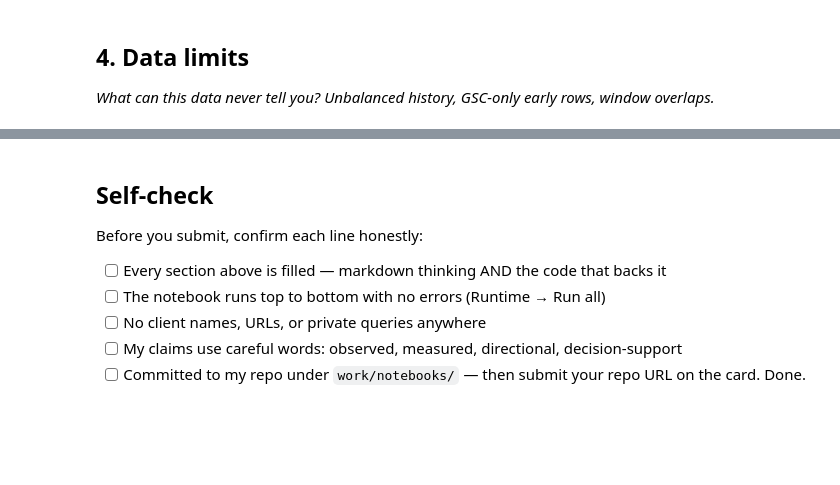
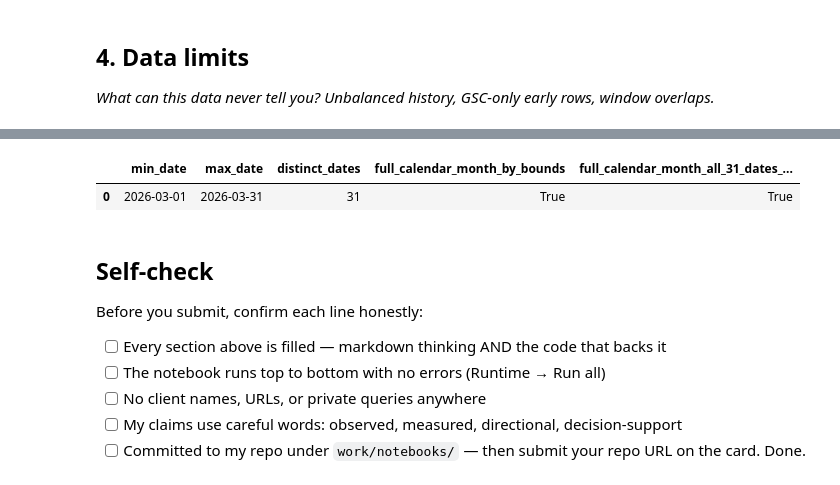
Before and after one commit to YosraHilmi/Fly-Rank-Internship, a Jupyter notebook: work/notebooks/w03_data_contract.ipynb, the cells around one changed output, grey strips where cells are left out. Drawn from its saved outputs; the diff is of its cells as text; code cells hidden in the pictures; blank space fills up the shorter version.

```diff
--- a/work/notebooks/w03_data_contract.ipynb
+++ b/work/notebooks/w03_data_contract.ipynb
@@ -575,3 +677,32 @@ All queries in Cells 1 to 5 were run only on month=2026-03; no other fact table
+# %%
+
+# Check 4 - Full calendar month using DATE comparisons
+display(con.sql("""
+WITH bounds AS (
+    SELECT
+        CAST(MIN(report_date) AS DATE) AS min_date,
+        CAST(MAX(report_date) AS DATE) AS max_date,
+        COUNT(DISTINCT CAST(report_date AS DATE)) AS distinct_dates
+    FROM fact_mar
+)
+SELECT
+    min_date,
+    max_date,
+    distinct_dates,
+    (
+        min_date = DATE '2026-03-01'
+        AND max_date = DATE '2026-03-31'
+    ) AS full_calendar_month_by_bounds,
+    (
+        min_date = DATE '2026-03-01'
+        AND max_date = DATE '2026-03-31'
+        AND distinct_dates = 31
+    ) AS full_calendar_month_all_31_dates_present
+FROM bounds
+""").df())
+# %% [output]
+|  | min_date | max_date | distinct_dates | full_calendar_month_by_bounds | full_calendar_month_all_31_dates_... |
+| 0 | 2026-03-01 | 2026-03-31 | 31 | True | True |
 # %% [markdown]
 ## Self-check
 
```
Also changed, not shown: parts of 6 cells of this notebook.
